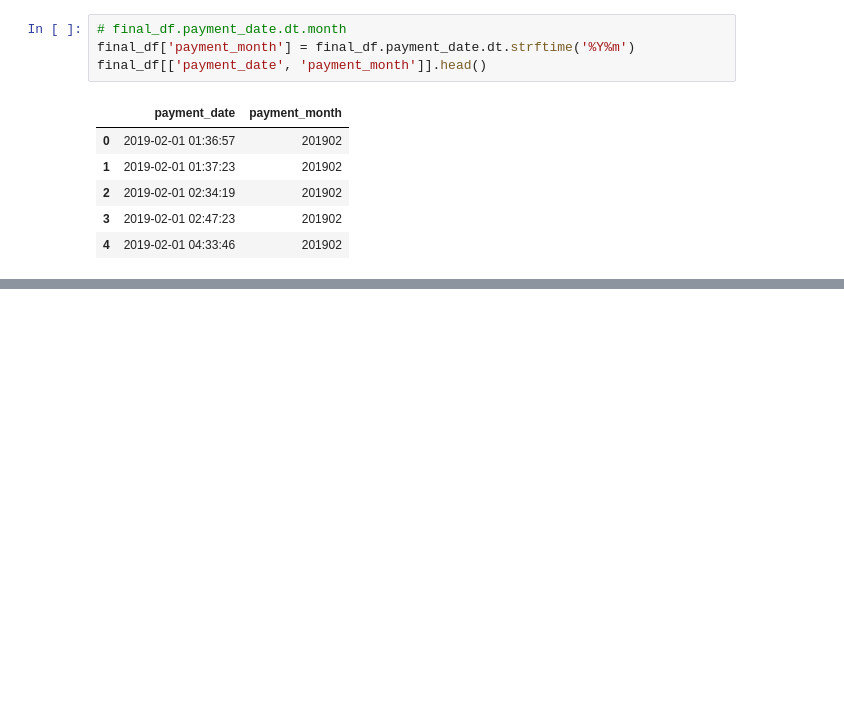
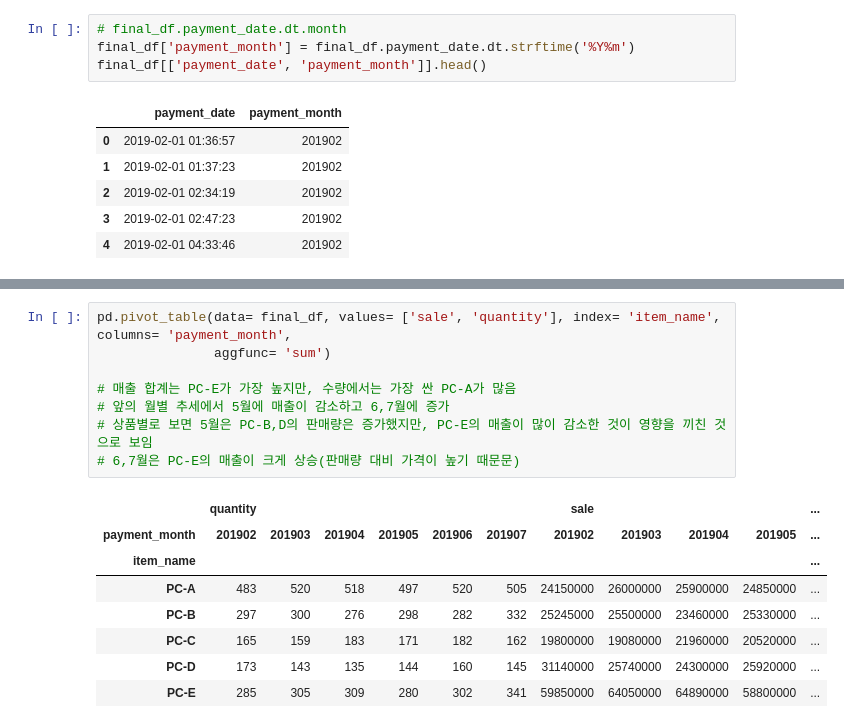
Before and after one commit to gmlwlswls/study_DataTechniques, a Jupyter notebook: 01. DataProcess/web_ordered_quantity_analysis.ipynb, the cells around one changed output, grey strips where cells are left out. Cells and saved outputs as stored; diff of their text form; blank space fills up the shorter version.

```diff
--- a/01. DataProcess/web_ordered_quantity_analysis.ipynb
+++ b/01. DataProcess/web_ordered_quantity_analysis.ipynb
@@ -272,0 +306,17 @@ np.float64(1942270000.0)
+# %%
+pd.pivot_table(data= final_df, values= ['sale', 'quantity'], index= 'item_name', columns= 'payment_month',
+               aggfunc= 'sum')
+
+# 매출 합계는 PC-E가 가장 높지만, 수량에서는 가장 싼 PC-A가 많음
+# 앞의 월별 추세에서 5월에 매출이 감소하고 6,7월에 증가
+# 상품별로 보면 5월은 PC-B,D의 판매량은 증가했지만, PC-E의 매출이 많이 감소한 것이 영향을 끼친 것으로 보임
+# 6,7월은 PC-E의 매출이 크게 상승(판매량 대비 가격이 높기 때문문)
+# %% [output]
+|  | quantity |  |  |  |  |  | sale |  |  |  | ... |
+| payment_month | 201902 | 201903 | 201904 | 201905 | 201906 | 201907 | 201902 | 201903 | 201904 | 201905 | ... |
+| item_name |  |  |  |  |  |  |  |  |  |  | ... |
+| PC-A | 483 | 520 | 518 | 497 | 520 | 505 | 24150000 | 26000000 | 25900000 | 24850000 | ... |
+| PC-B | 297 | 300 | 276 | 298 | 282 | 332 | 25245000 | 25500000 | 23460000 | 25330000 | ... |
+| PC-C | 165 | 159 | 183 | 171 | 182 | 162 | 19800000 | 19080000 | 21960000 | 20520000 | ... |
+| PC-D | 173 | 143 | 135 | 144 | 160 | 145 | 31140000 | 25740000 | 24300000 | 25920000 | ... |
+| PC-E | 285 | 305 | 309 | 280 | 302 | 341 | 59850000 | 64050000 | 64890000 | 58800000 | ... |
```
Also changed, not shown: parts of 7 cells of this notebook.
